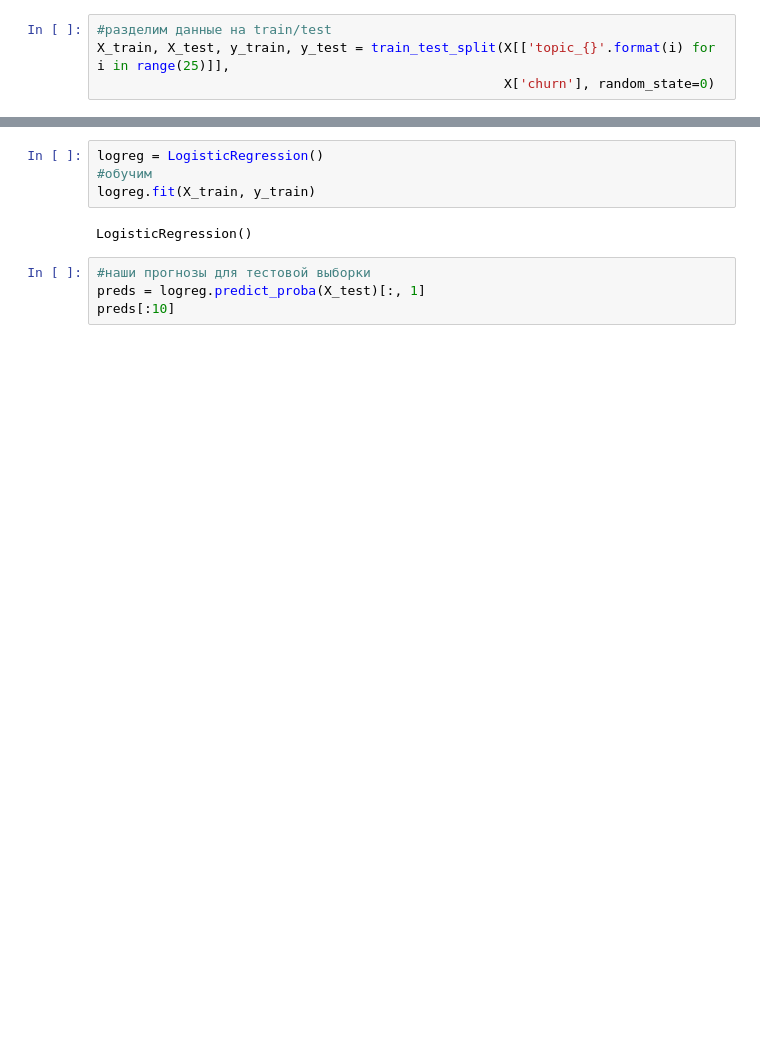
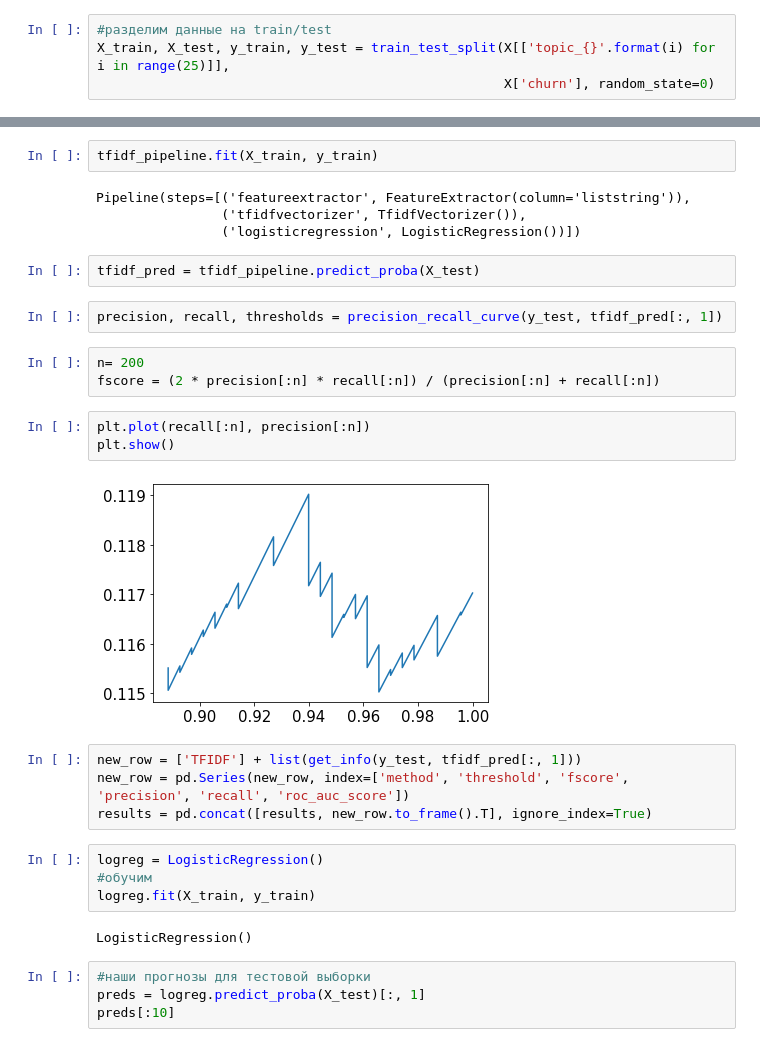
Before and after one commit to Anbionchik/Git_brain_lessons, a Jupyter notebook: Algorythms_in_business/Les2/webinar2.ipynb, the cells around one changed output, grey strips where cells are left out. Cells and saved outputs as stored; diff of their text form; blank space fills up the shorter version.

```diff
--- a/Algorythms_in_business/Les2/webinar2.ipynb
+++ b/Algorythms_in_business/Les2/webinar2.ipynb
@@ -486,3 +646,25 @@ X_train, X_test, y_train, y_test = train_test_split(X[['topic_{}'.format(i) for
+# %%
+tfidf_pipeline.fit(X_train, y_train)
+# %% [output]
+Pipeline(steps=[('featureextractor', FeatureExtractor(column='liststring')),
+                ('tfidfvectorizer', TfidfVectorizer()),
+                ('logisticregression', LogisticRegression())])
+# %%
+tfidf_pred = tfidf_pipeline.predict_proba(X_test)
+# %%
+precision, recall, thresholds = precision_recall_curve(y_test, tfidf_pred[:, 1])
+# %%
+n= 200
+fscore = (2 * precision[:n] * recall[:n]) / (precision[:n] + recall[:n])
+# %%
+plt.plot(recall[:n], precision[:n])
+plt.show()
+# %% [output]
+[figure, added]
+# %%
+new_row = ['TFIDF'] + list(get_info(y_test, tfidf_pred[:, 1]))
+new_row = pd.Series(new_row, index=['method', 'threshold', 'fscore', 'precision', 'recall', 'roc_auc_score'])
+results = pd.concat([results, new_row.to_frame().T], ignore_index=True)
 # %%
 logreg = LogisticRegression()
 #обучим
```
Also changed, not shown: parts of 59 cells of this notebook, 1 other file.
